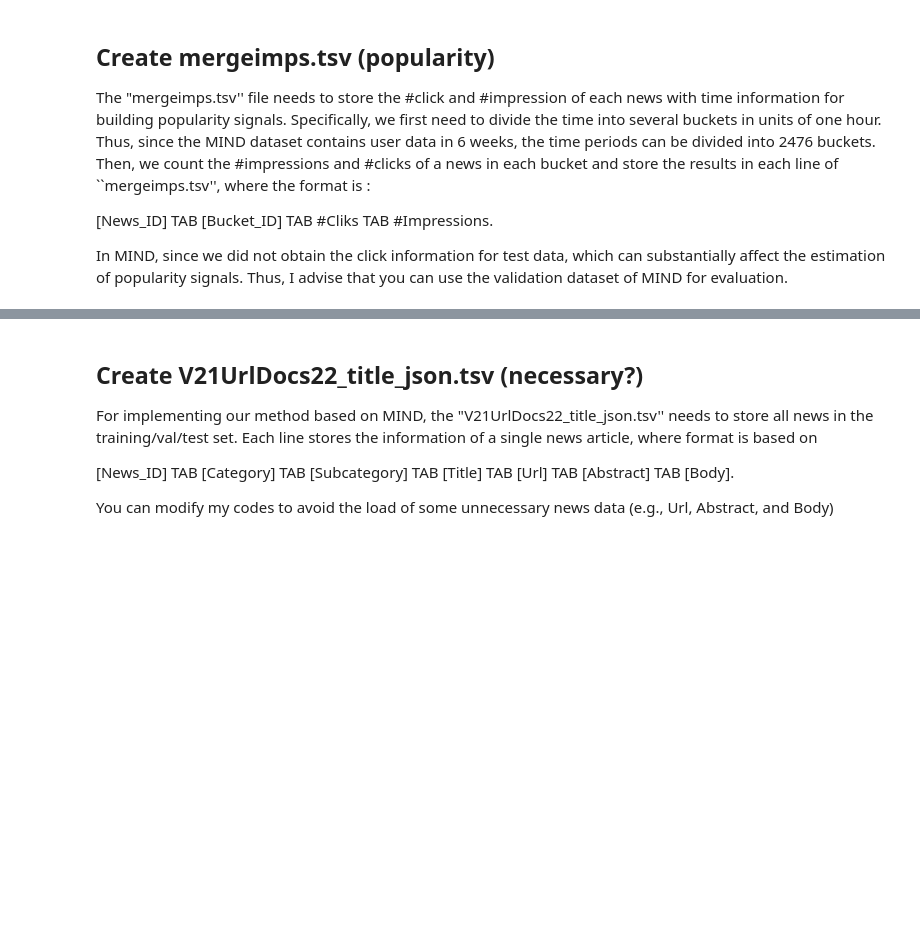
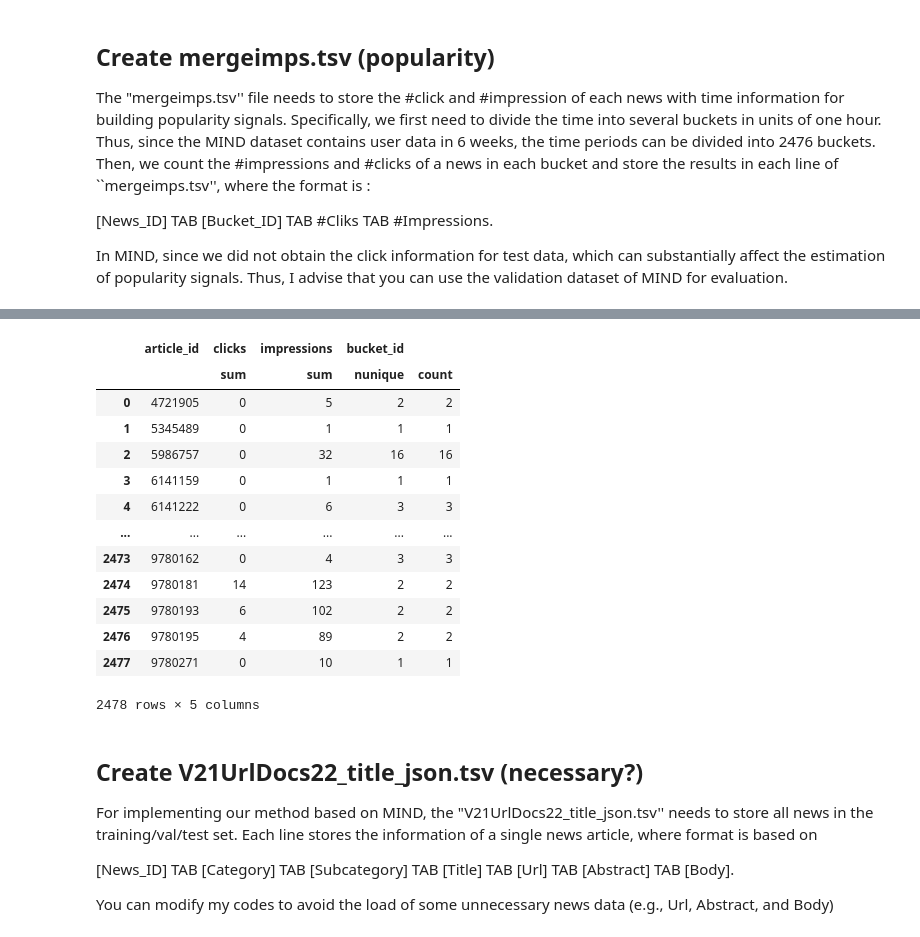
Before and after one commit to IvoBrink/RecSys-PP-Rec, a Jupyter notebook: data/Challenge/ebnerd_original/reformat_data.ipynb, the cells around one changed output, grey strips where cells are left out. Drawn from its saved outputs; the diff is of its cells as text; code cells hidden in the pictures; blank space fills up the shorter version.

Commit message:
mergeimps done

```diff
--- a/data/Challenge/ebnerd_original/reformat_data.ipynb
+++ b/data/Challenge/ebnerd_original/reformat_data.ipynb
@@ -49,0 +58,11 @@ In MIND, since we did not obtain the click information for test data, which can
+# %%
+# Assuming 'impression_time' is already in datetime format, if not convert it
+behaviors['impression_time'] = pd.to_datetime(behaviors['impression_time'])
+
+# Set the start date of your data collection period
+start_date = pd.to_datetime('2023-05-18')
+
+# Calculate the hour buckets since the start of the period
+behaviors['bucket_id'] = ((behaviors['impression_time'] - start_date).dt.total_seconds() // 3600).astype(int)
+
+behaviors[["bucket_id", "impression_time", "article_ids_inview", "article_ids_clicked"]].head()
@@ -49,0 +76,17 @@ In MIND, since we did not obtain the click information for test data, which can
+# %%
+double_dict = {}
+
+for i, row in behaviors.iterrows():
+
+    for article_id in row["article_ids_inview"]:
+        if str(article_id) + "-" + str(row["bucket_id"]) not in double_dict:
+            double_dict[str(article_id) + "-" + str(row["bucket_id"])] = {"article_id": article_id, "bucket_id": row["bucket_id"], "clicks": 0, "impressions": 0}
+        double_dict[str(article_id) + "-" + str(row["bucket_id"])]["impressions"] += 1
+
+    for article_id in row["article_ids_clicked"]:
+        if str(article_id) + "-" + str(row["bucket_id"]) not in double_dict:
+            double_dict[str(article_id) + "-" + str(row["bucket_id"])] = {"article_id": article_id, "bucket_id": row["bucket_id"], "clicks": 0, "impressions": 0}
+        double_dict[str(article_id) + "-" + str(row["bucket_id"])]["clicks"] += 1
+
+mergeimps = pd.DataFrame(double_dict.values())
+mergeimps
@@ -50,3 +110,22 @@ In MIND, since we did not obtain the click information for test data, which can
+# %%
+# tests
+test = mergeimps.groupby("article_id").agg({"clicks": "sum", "impressions": "sum", "bucket_id" :["nunique", "count"]}).reset_index()
+test
+# %% [output]
+|  | article_id | clicks | impressions | bucket_id |  |
+|  |  | sum | sum | nunique | count |
+| 0 | 4721905 | 0 | 5 | 2 | 2 |
+| 1 | 5345489 | 0 | 1 | 1 | 1 |
+| 2 | 5986757 | 0 | 32 | 16 | 16 |
+| 3 | 6141159 | 0 | 1 | 1 | 1 |
+| 4 | 6141222 | 0 | 6 | 3 | 3 |
+| ... | ... | ... | ... | ... | ... |
+| 2473 | 9780162 | 0 | 4 | 3 | 3 |
+| 2474 | 9780181 | 14 | 123 | 2 | 2 |
+| 2475 | 9780193 | 6 | 102 | 2 | 2 |
+| 2476 | 9780195 | 4 | 89 | 2 | 2 |
+| 2477 | 9780271 | 0 | 10 | 1 | 1 |
+2478 rows × 5 columns
 # %% [markdown]
 ## Create V21UrlDocs22_title_json.tsv (necessary?)
 For implementing our method based on MIND, the "V21UrlDocs22_title_json.tsv'' needs to store all news in the training/val/test set. Each line stores the information of a single news article, where format is based on
```
Also changed, not shown: parts of 6 cells of this notebook, 2 other files.
